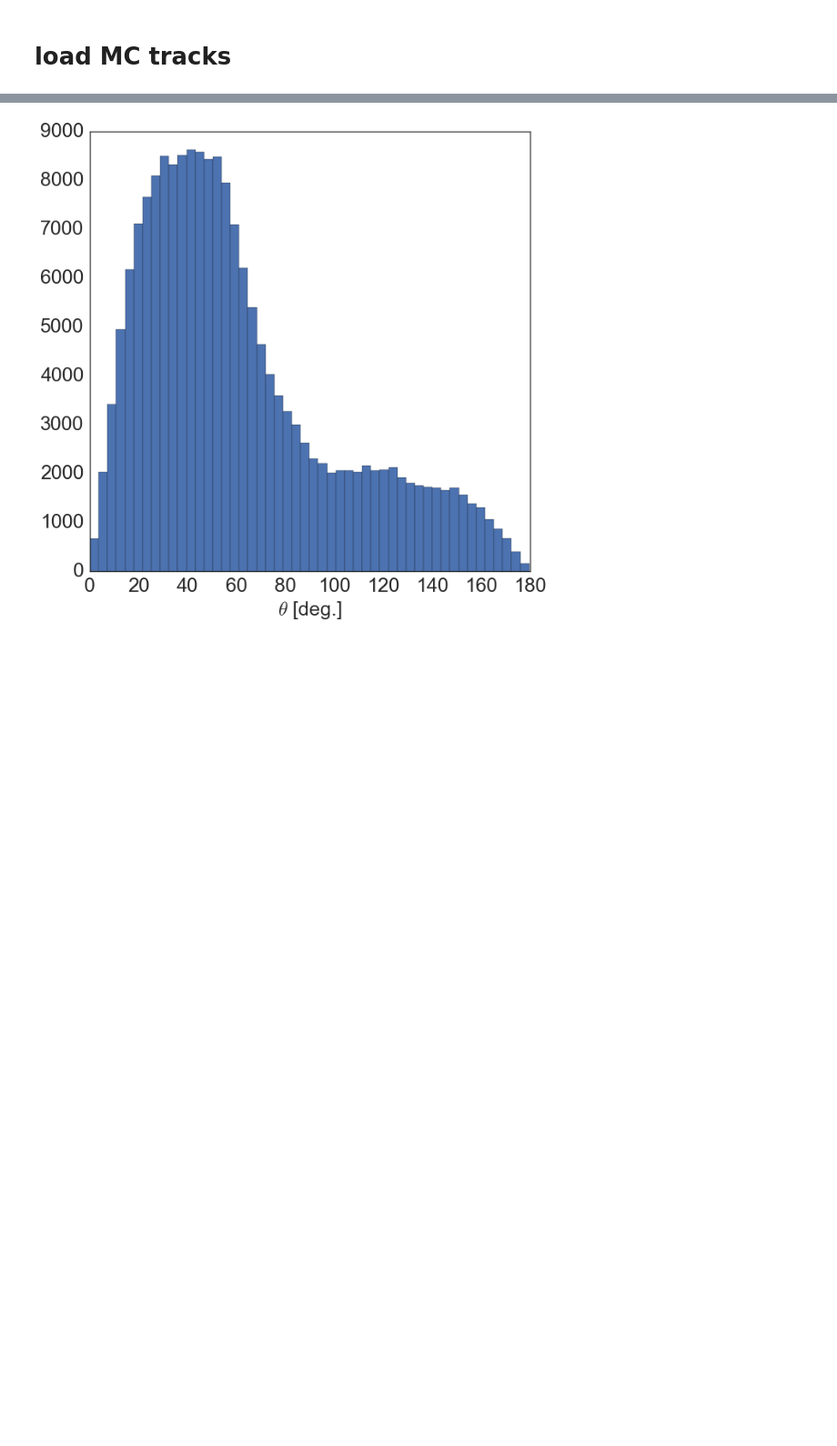
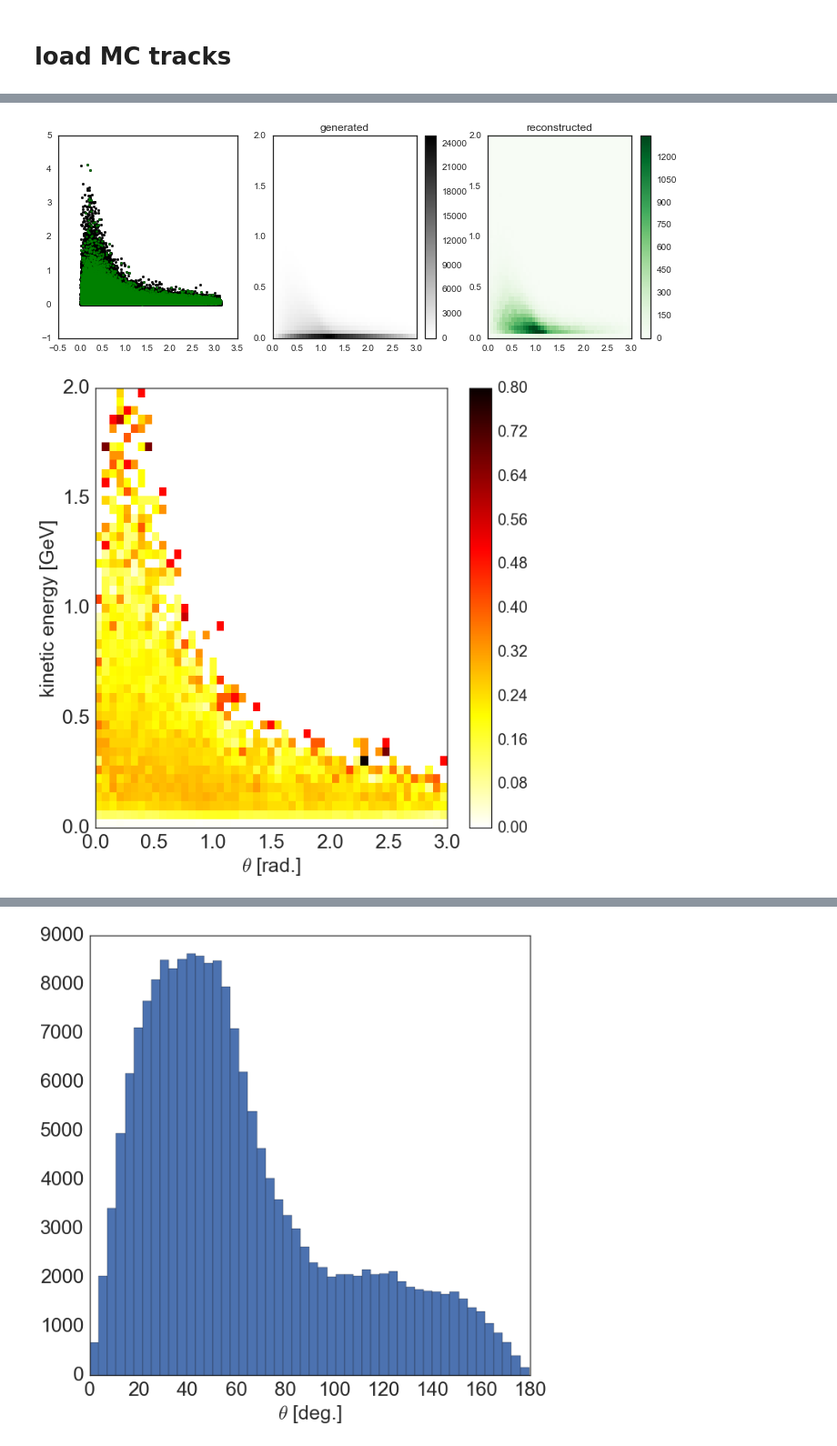
Before and after one commit to erezcoh4/AnalysisTreesInformation, a Jupyter notebook: AnaTreesPackage/notebooks/MC_BNB_anatrees_plots.ipynb, the cells around one changed output, grey strips where cells are left out. Shown at 91% size. Saved outputs shown, nothing was run; the diff lists cells and outputs as text; code cells hidden in the pictures; blank space fills up the shorter version.

```diff
--- a/AnaTreesPackage/notebooks/MC_BNB_anatrees_plots.ipynb
+++ b/AnaTreesPackage/notebooks/MC_BNB_anatrees_plots.ipynb
@@ -12,3 +103,8 @@ data_nonprotons = data[data.MCpdgCode!=2212]
+# %%
+X , Y , acceptance = acceptace_2d( vx='theta' , vy='KE',binsx=np.linspace(0,3.,50) , binsy=np.linspace(0,2.,50) ,y_label='kinetic energy [GeV]' )
+# %% [output]
+[figure, added]
+[figure, added]
 # %%
 bins = np.linspace(0,50,50)
 plt.hist(data_protons.pidpida[data_protons.pidpida<100],bins=bins,color='blue',histtype='step',label='MC protons')
```
Also changed, not shown: parts of 10 cells of this notebook, 5 other files.
